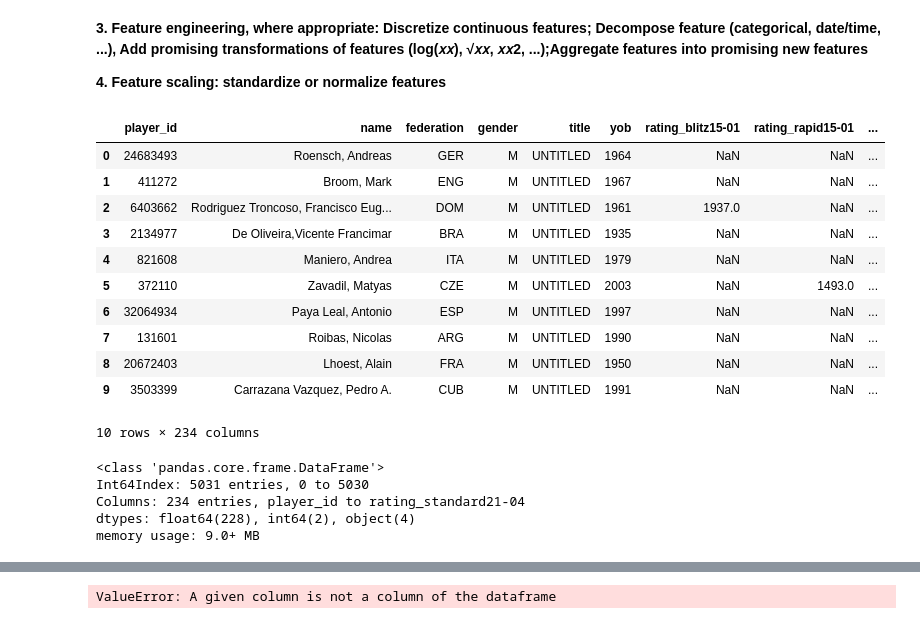
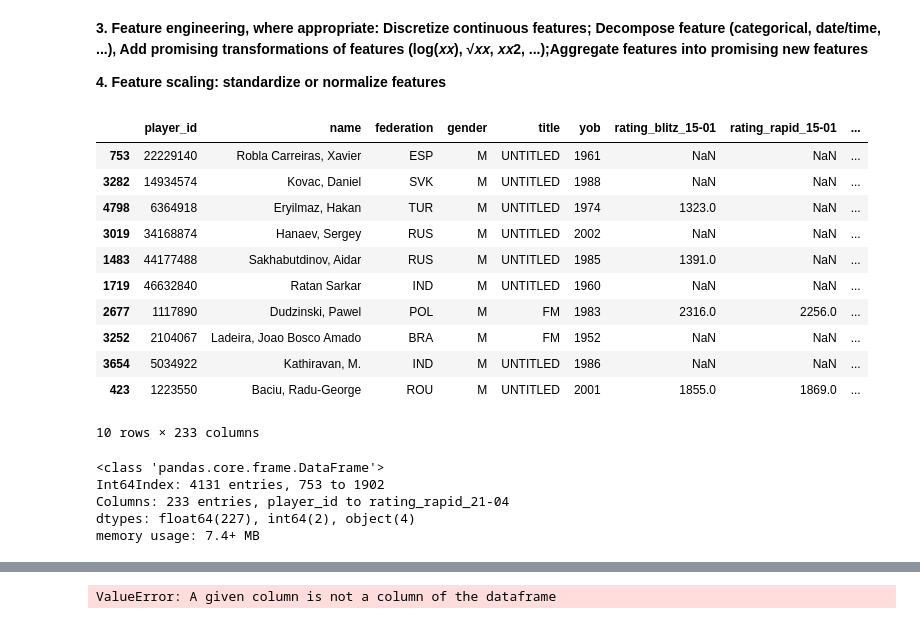
Before and after one commit to marchesem764/MLFinalProject, a Jupyter notebook: FIDE.ipynb, the cells around one changed output, grey strips where cells are left out. Saved outputs shown, nothing was run; the diff lists cells and outputs as text; code cells hidden in the pictures.

```diff
--- a/FIDE.ipynb
+++ b/FIDE.ipynb
@@ -117,6 +117,13 @@ def load_ratings(year):
 
 def load_ratings_multiple(years):
     return pd.concat([load_ratings(y) for y in years])
+
+def split_labels(data, label_feature):
+    """
+    Split the given column of of the data, returning the full data set (without that
+    feature) and the split off feature.
+    """
+    return data.drop(columns=label_feature), data[label_feature]
 # %% [markdown]
 **1. Copy the data for exploration, downsampling to a manageable size if necessary.**
 # %%
@@ -381,7 +388,7 @@ def create_lagged_data(ratings):
 # %%
 ratings_by_player = create_lagged_data(ratings_light)
 # %%
-ratings_by_player.rename(columns={'fide_id15-01': 'player_id'}, inplace=True)
+ratings_by_player.rename(columns={'fide_id_15-01': 'player_id'}, inplace=True)
 # %%
 ratings_by_player.drop(columns=[col for col in ratings_by_player.columns if 'fide' in col], inplace=True)
 # %%
@@ -452,4 +457,7 @@ freq          4550
 Name: title, dtype: object
+# %%
+train_set, test_set = train_test_split(data, test_size=0.2, random_state=250)
+train_set_2, labels = split_labels(train_set, "rating_standard_21-04")
 # %% [markdown]
 **3. For supervised learning tasks, identify the target attribute(s)**
 
@@ -497,28 +505,28 @@ Prepare the Data
 
 **4. Feature scaling: standardize or normalize features**
 # %%
-data.head(10)
+train_set_2.head(10)
 # %% [output]
-|  | player_id | name | federation | gender | title | yob | rating_blitz15-01 | rating_rapid15-01 | ... |
-| 0 | 24683493 | Roensch, Andreas | GER | M | UNTITLED | 1964 | NaN | NaN | ... |
-| 1 | 411272 | Broom, Mark | ENG | M | UNTITLED | 1967 | NaN | NaN | ... |
-| 2 | 6403662 | Rodriguez Troncoso, Francisco Eug... | DOM | M | UNTITLED | 1961 | 1937.0 | NaN | ... |
-| 3 | 2134977 | De Oliveira,Vicente Francimar | BRA | M | UNTITLED | 1935 | NaN | NaN | ... |
-| 4 | 821608 | Maniero, Andrea | ITA | M | UNTITLED | 1979 | NaN | NaN | ... |
-| 5 | 372110 | Zavadil, Matyas | CZE | M | UNTITLED | 2003 | NaN | 1493.0 | ... |
-| 6 | 32064934 | Paya Leal, Antonio | ESP | M | UNTITLED | 1997 | NaN | NaN | ... |
-| 7 | 131601 | Roibas, Nicolas | ARG | M | UNTITLED | 1990 | NaN | NaN | ... |
-| 8 | 20672403 | Lhoest, Alain | FRA | M | UNTITLED | 1950 | NaN | NaN | ... |
-| 9 | 3503399 | Carrazana Vazquez, Pedro A. | CUB | M | UNTITLED | 1991 | NaN | NaN | ... |
+|  | player_id | name | federation | gender | title | yob | rating_blitz_15-01 | rating_rapid_15-01 | ... |
+| 753 | 22229140 | Robla Carreiras, Xavier | ESP | M | UNTITLED | 1961 | NaN | NaN | ... |
+| 3282 | 14934574 | Kovac, Daniel | SVK | M | UNTITLED | 1988 | NaN | NaN | ... |
+| 4798 | 6364918 | Eryilmaz, Hakan | TUR | M | UNTITLED | 1974 | 1323.0 | NaN | ... |
+| 3019 | 34168874 | Hanaev, Sergey | RUS | M | UNTITLED | 2002 | NaN | NaN | ... |
+| 1483 | 44177488 | Sakhabutdinov, Aidar | RUS | M | UNTITLED | 1985 | 1391.0 | NaN | ... |
+| 1719 | 46632840 | Ratan Sarkar | IND | M | UNTITLED | 1960 | NaN | NaN | ... |
+| 2677 | 1117890 | Dudzinski, Pawel | POL | M | FM | 1983 | 2316.0 | 2256.0 | ... |
+| 3252 | 2104067 | Ladeira, Joao Bosco Amado | BRA | M | FM | 1952 | NaN | NaN | ... |
+| 3654 | 5034922 | Kathiravan, M. | IND | M | UNTITLED | 1986 | NaN | NaN | ... |
+| 423 | 1223550 | Baciu, Radu-George | ROU | M | UNTITLED | 2001 | 1855.0 | 1869.0 | ... |
-10 rows × 234 columns
+10 rows × 233 columns
 # %%
-data.info()
+train_set_2.info()
 # %% [output]
 <class 'pandas.core.frame.DataFrame'>
-Int64Index: 5031 entries, 0 to 5030
-Columns: 234 entries, player_id to rating_standard21-04
-dtypes: float64(228), int64(2), object(4)
-memory usage: 9.0+ MB
+Int64Index: 4131 entries, 753 to 1902
+Columns: 233 entries, player_id to rating_rapid_21-04
+dtypes: float64(227), int64(2), object(4)
+memory usage: 7.4+ MB
 # %%
 """
 fide_id one hot encode
```
Also changed, not shown: parts of 10 cells of this notebook.
